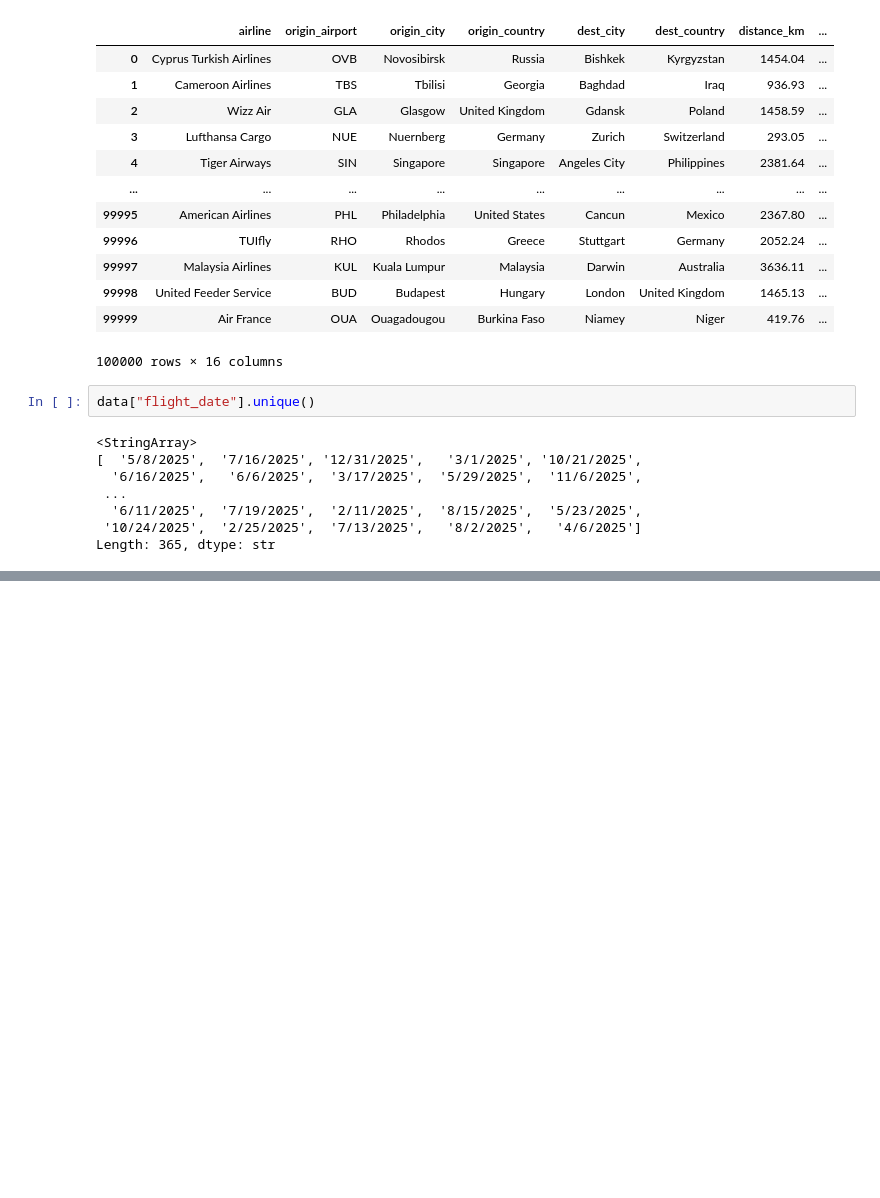
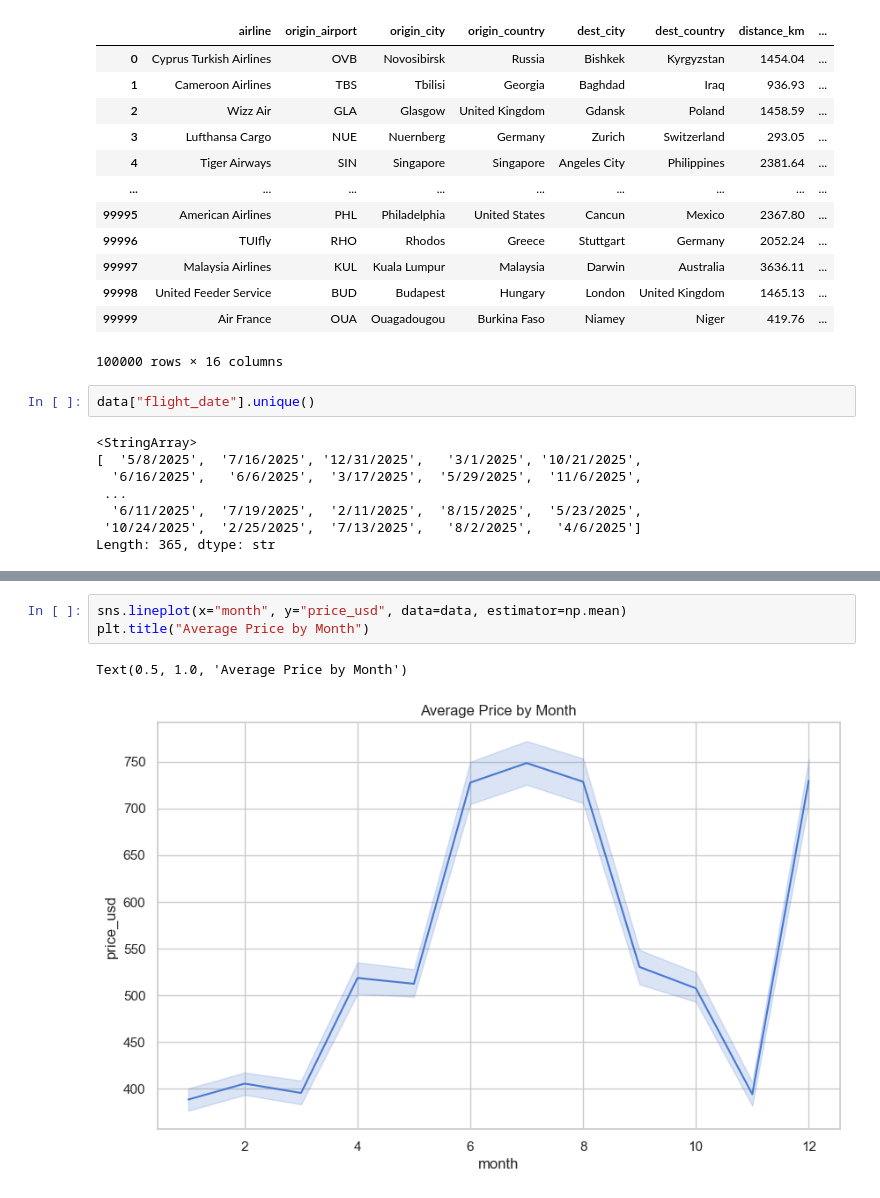
Before and after one commit to RouaTabarkii/FlyPrice, a Jupyter notebook: code/EDA.ipynb, the cells around one changed output, grey strips where cells are left out. Cells and saved outputs as stored; diff of their text form; blank space fills up the shorter version.

```diff
--- a/code/EDA.ipynb
+++ b/code/EDA.ipynb
@@ -53,0 +126,6 @@ Length: 365, dtype: str
+# %%
+sns.lineplot(x="month", y="price_usd", data=data, estimator=np.mean)
+plt.title("Average Price by Month")
+# %% [output]
+Text(0.5, 1.0, 'Average Price by Month')
+[figure, added]
```
Also changed, not shown: parts of 8 cells of this notebook, 1 other file.
